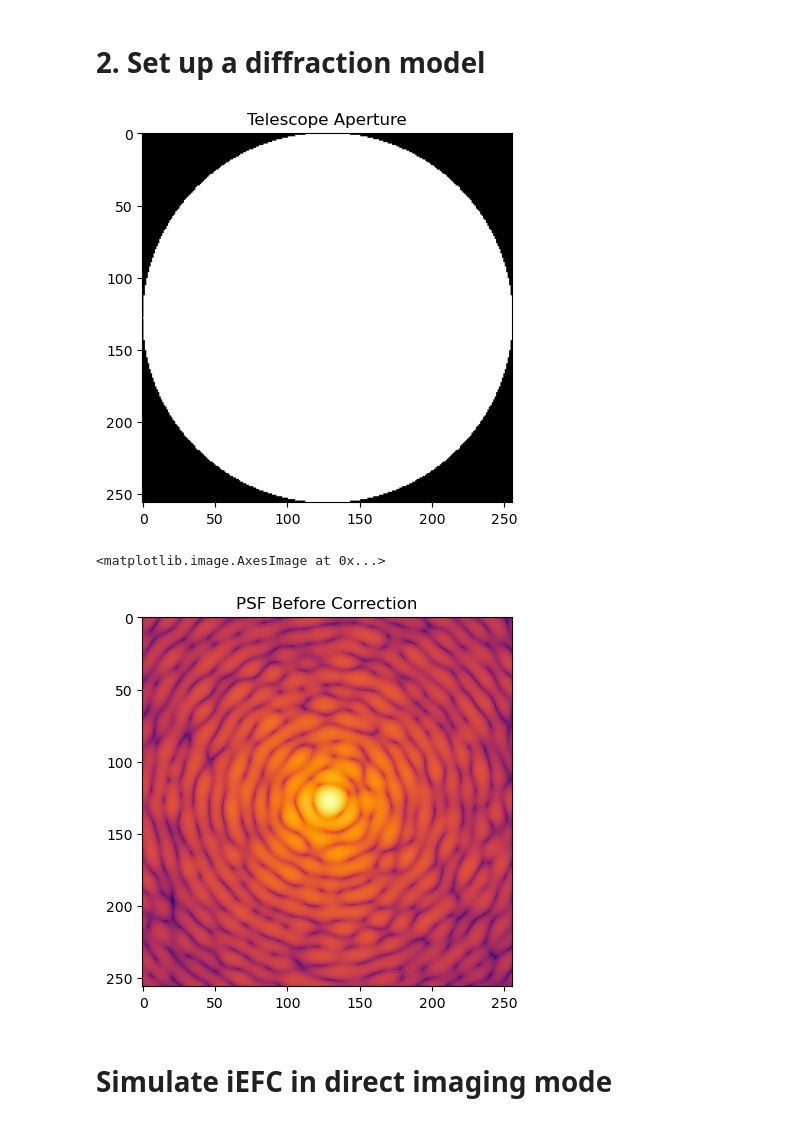
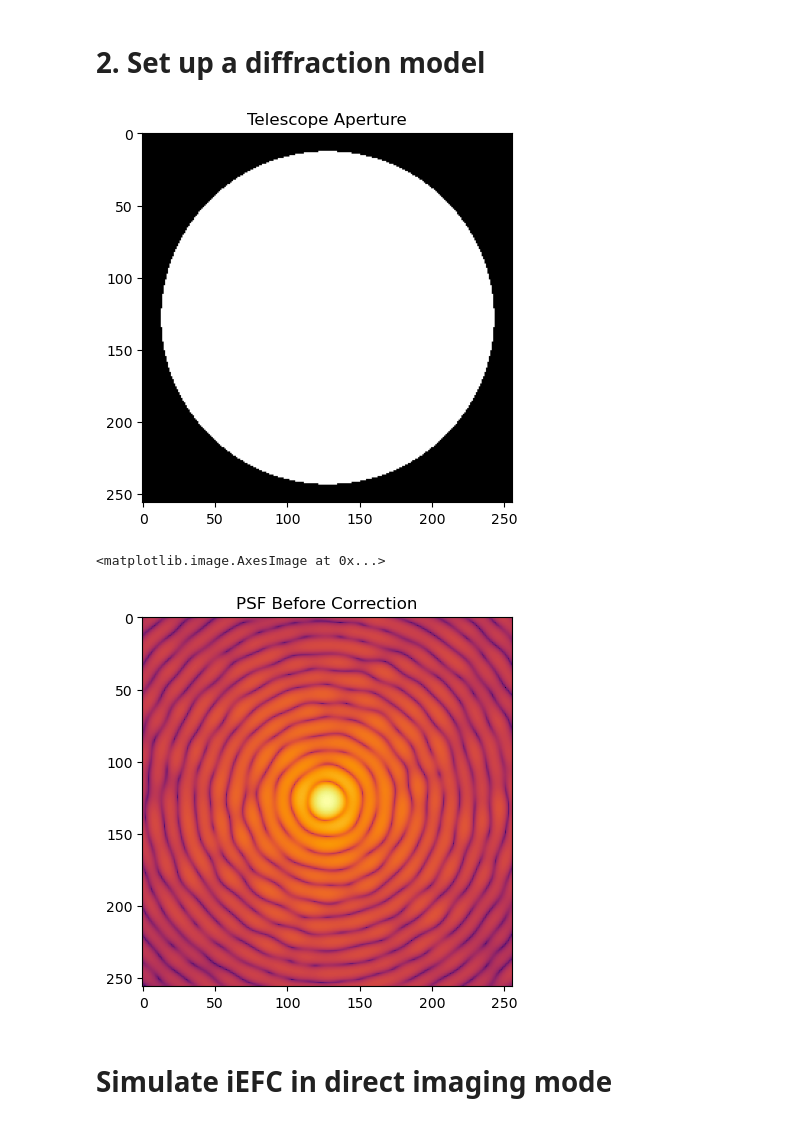
Before and after one commit to Jashcraf/poi, a Jupyter notebook: demo_keck_iefc.ipynb, the cells around one changed output. Saved outputs shown, nothing was run; the diff lists cells and outputs as text; code cells hidden in the pictures.

```diff
--- a/demo_keck_iefc.ipynb
+++ b/demo_keck_iefc.ipynb
@@ -78,20 +51,22 @@ plt.show()
 # %%
 x, y = make_xy_grid(Npup, diameter=2)
 r, t = cart_to_polar(x, y)
-A = circle(1, r)
+
+A = circle(0.9, r)
+LS = circle(0.8,r)
 plt.figure()
 plt.imshow(A, cmap='gray')
 plt.title('Telescope Aperture')
 plt.show()
 # %% [output]
-[figure, old version]
+[figure, new version]
 # %%
 # create pupil function and propagate
 WVL = 1 # micron
 EFL = 100 # mm
 Dpup = 10 # mm
 dx_img = 1 # microns
-wvfnt = A * np.exp(1j * 2 * np.pi / WVL * z) # with error
+wvfnt = A * np.exp(1j * 2 * np.pi / WVL * z / 2) # with error
 
 focal = focus_fixed_sampling(wvfnt,
                              input_dx=Dpup / wvfnt.shape[0], # mm pupil
@@ -106,7 +81,7 @@ plt.title('PSF Before Correction')
 plt.imshow(focal_intensity, cmap='inferno', norm=LogNorm())
 # %% [output]
 <matplotlib.image.AxesImage at 0x...>
-[figure, old version]
+[figure, new version]
 # %% [markdown]
 # Simulate iEFC in direct imaging mode
 # %%
```
Also changed, not shown: parts of 18 cells of this notebook, 4 other files.
